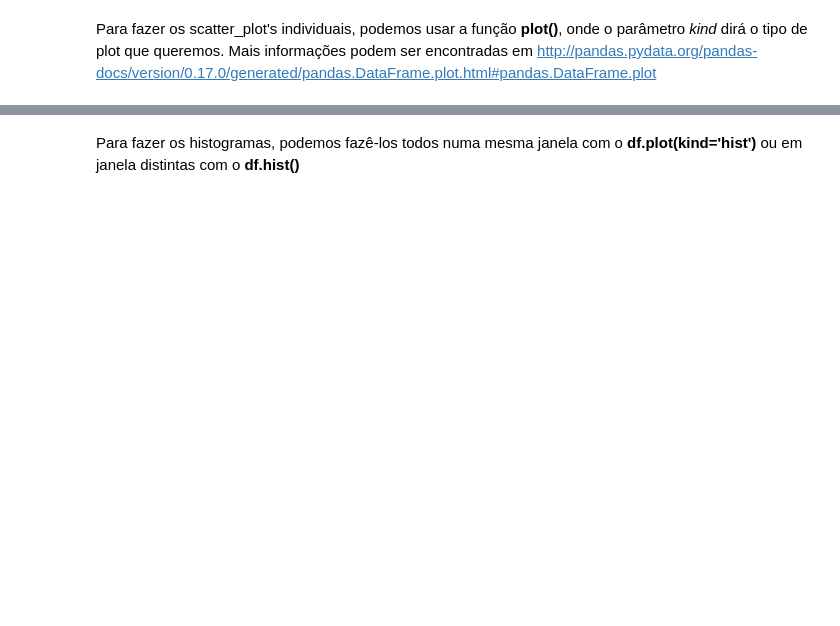
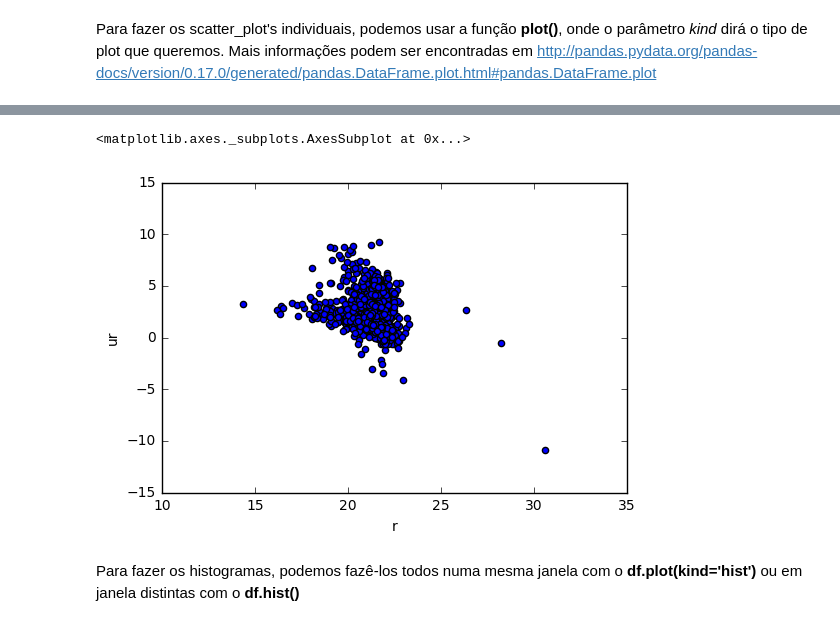
Before and after one commit to SciPy-SP/encontros, a Jupyter notebook: encontros/pandas_hangout/Pandas - breve tutorial.ipynb, the cells around one changed output, grey strips where cells are left out. Drawn from its saved outputs; the diff is of its cells as text; code cells hidden in the pictures; blank space fills up the shorter version.

```diff
--- a/encontros/pandas_hangout/Pandas - breve tutorial.ipynb
+++ b/encontros/pandas_hangout/Pandas - breve tutorial.ipynb
@@ -123,5 +389,8 @@ df.plot(kind='scatter', x='i', y='ri')
 # %%
-df.plot(kind='scatter', x='u', y='ur')
+df.plot(kind='scatter', x='r', y='ur')
+# %% [output]
+<matplotlib.axes._subplots.AxesSubplot at 0x...>
+[figure, added]
 # %% [markdown]
 Para fazer os histogramas, podemos fazê-los todos numa mesma janela com o **df.plot(kind='hist')** ou em janela distintas com o **df.hist()**
 # %%
```
Also changed, not shown: parts of 42 cells of this notebook.
